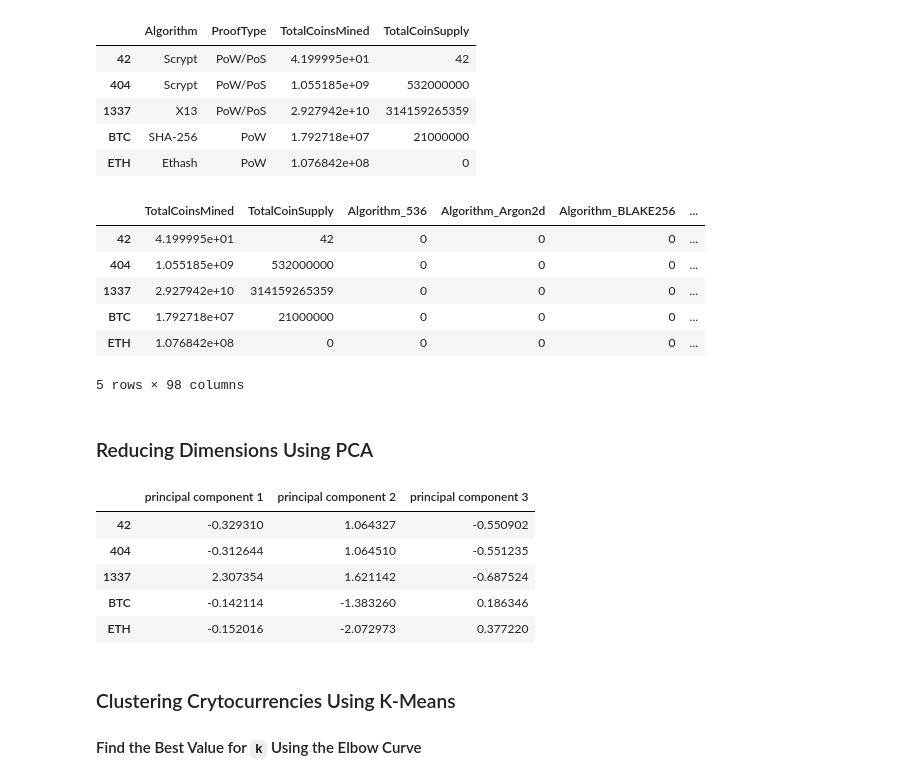
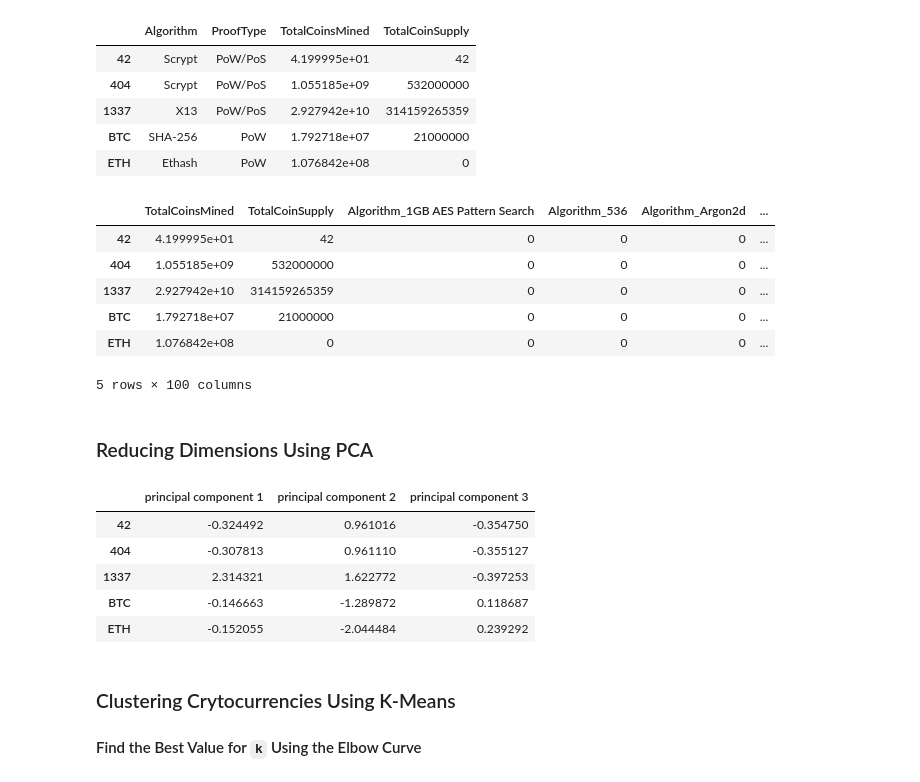
Before and after one commit to dkleinvelderman/Fintech_Homework, a Jupyter notebook: AWS_HW/crypto_clustering.ipynb, the cells around one changed output. Cells and saved outputs as stored; diff of their text form; code cells hidden in the pictures.

```diff
--- a/AWS_HW/crypto_clustering.ipynb
+++ b/AWS_HW/crypto_clustering.ipynb
@@ -111,17 +133,16 @@ crypto_df.head()
 | ETH | Ethash | PoW | 1.076842e+08 | 0 |
 # %%
 # Create dummies variables for text features
-dummies = pd.get_dummies(crypto_df[['Algorithm', 'ProofType']], drop_first=True)
-X = pd.concat([crypto_df.drop(['Algorithm', 'ProofType'],axis=1), dummies],axis=1)
+X = pd.get_dummies(crypto_df, columns=['Algorithm', 'ProofType'])
 X.head()
 # %% [output]
-|  | TotalCoinsMined | TotalCoinSupply | Algorithm_536 | Algorithm_Argon2d | Algorithm_BLAKE256 | ... |
+|  | TotalCoinsMined | TotalCoinSupply | Algorithm_1GB AES Pattern Search | Algorithm_536 | Algorithm_Argon2d | ... |
 | 42 | 4.199995e+01 | 42 | 0 | 0 | 0 | ... |
 | 404 | 1.055185e+09 | 532000000 | 0 | 0 | 0 | ... |
 | 1337 | 2.927942e+10 | 314159265359 | 0 | 0 | 0 | ... |
 | BTC | 1.792718e+07 | 21000000 | 0 | 0 | 0 | ... |
 | ETH | 1.076842e+08 | 0 | 0 | 0 | 0 | ... |
-5 rows × 98 columns
+5 rows × 100 columns
 # %%
 # Standardize data
 X_scaled = StandardScaler().fit_transform(X)
@@ -137,11 +158,11 @@ pcs_df=pd.DataFrame(data=crypto_pca, columns=['principal component 1', 'principa
 pcs_df.head()
 # %% [output]
 |  | principal component 1 | principal component 2 | principal component 3 |
-| 42 | -0.329310 | 1.064327 | -0.550902 |
-| 404 | -0.312644 | 1.064510 | -0.551235 |
-| 1337 | 2.307354 | 1.621142 | -0.687524 |
-| BTC | -0.142114 | -1.383260 | 0.186346 |
-| ETH | -0.152016 | -2.072973 | 0.377220 |
+| 42 | -0.324492 | 0.961016 | -0.354750 |
+| 404 | -0.307813 | 0.961110 | -0.355127 |
+| 1337 | 2.314321 | 1.622772 | -0.397253 |
+| BTC | -0.146663 | -1.289872 | 0.118687 |
+| ETH | -0.152055 | -2.044484 | 0.239292 |
 # %% [markdown]
 ### Clustering Crytocurrencies Using K-Means
 
```
Also changed, not shown: parts of 7 cells of this notebook.
